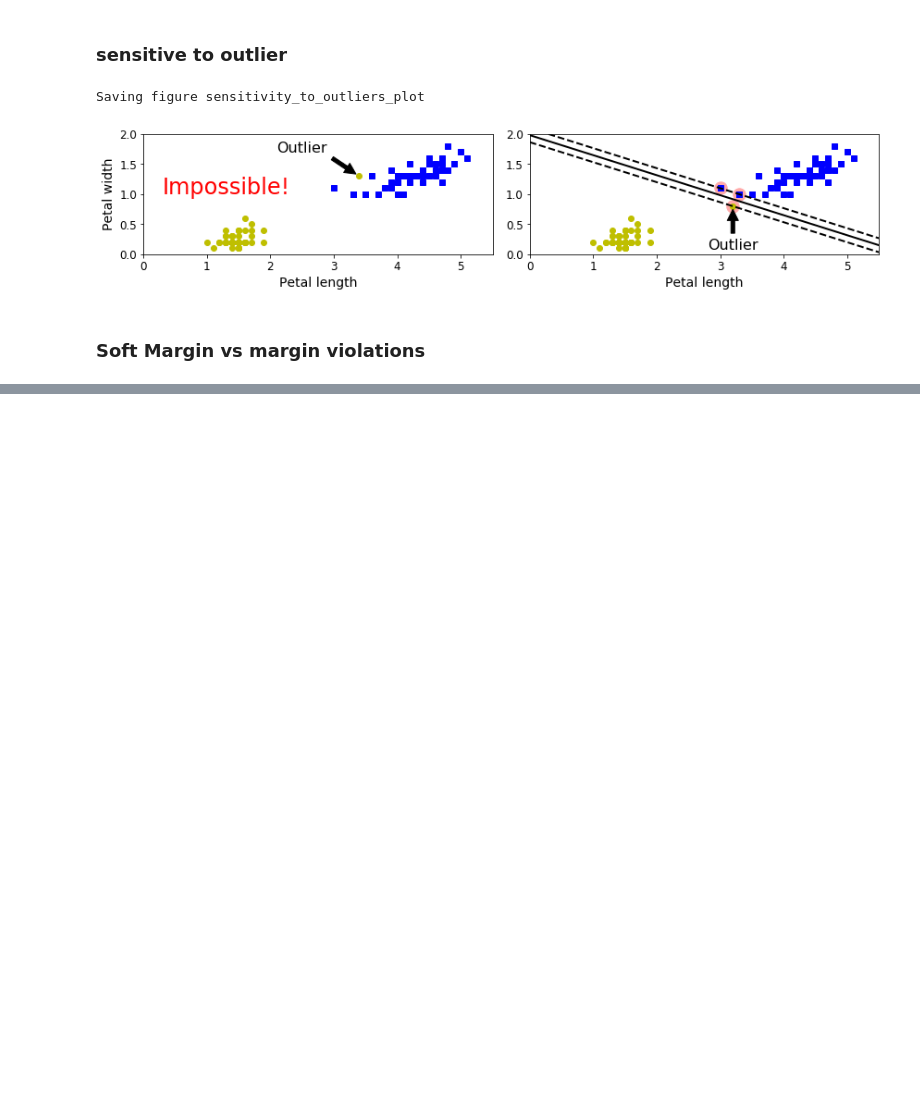
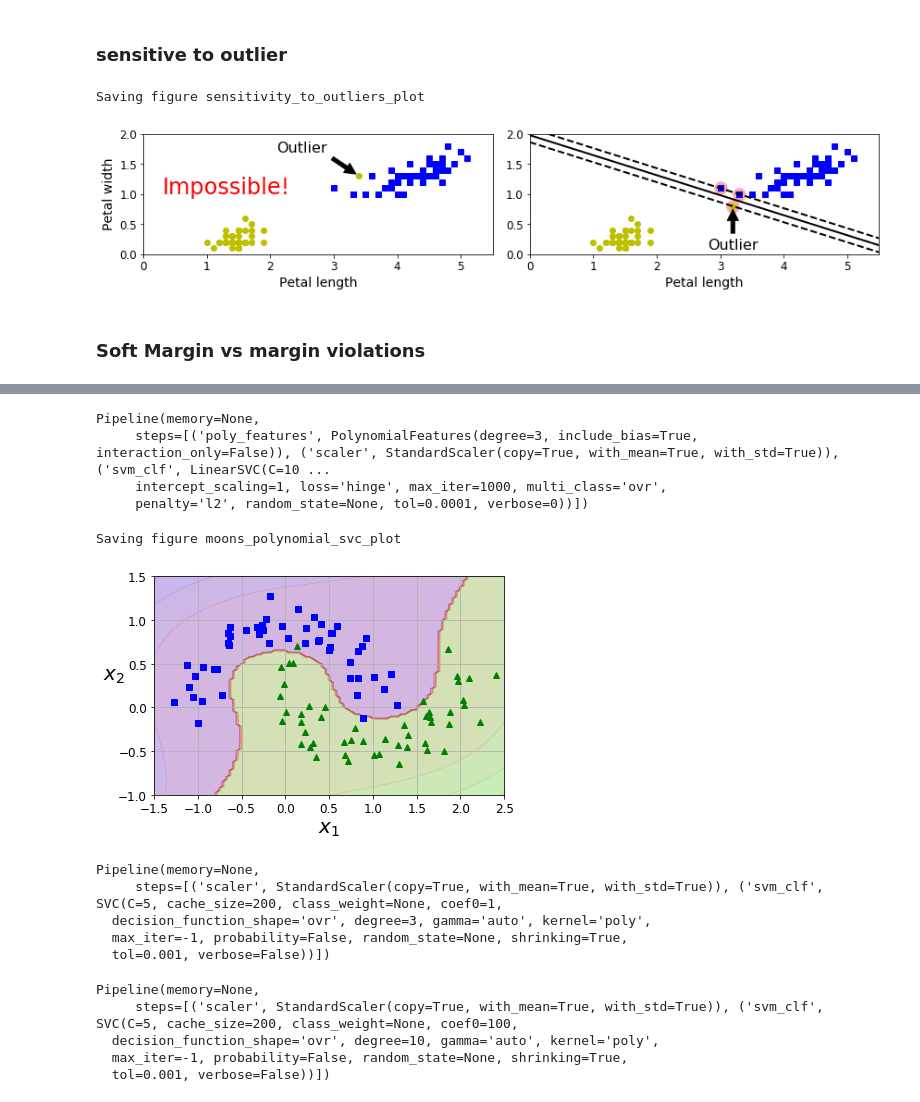
Before and after one commit to Oukaishen/dailyPython, a Jupyter notebook: HandsOnSKTF/SVM PlayGround.ipynb, the cells around one changed output, grey strips where cells are left out. Drawn from its saved outputs; the diff is of its cells as text; code cells hidden in the pictures; blank space fills up the shorter version.

```diff
--- a/HandsOnSKTF/SVM PlayGround.ipynb
+++ b/HandsOnSKTF/SVM PlayGround.ipynb
@@ -192,0 +377,63 @@ from sklearn.pipeline import Pipeline
+# %%
+from sklearn.datasets import make_moons
+from sklearn.pipeline import Pipeline
+from sklearn.preprocessing import PolynomialFeatures
+
+polynomial_svm_clf = Pipeline([
+    ("poly_features", PolynomialFeatures(degree = 3)),
+    ("scaler", StandardScaler()),
+    ("svm_clf", LinearSVC(C=10, loss="hinge"))
+])
+
+polynomial_svm_clf.fit(X,y)
+# %% [output]
+Pipeline(memory=None,
+     steps=[('poly_features', PolynomialFeatures(degree=3, include_bias=True, interaction_only=False)), ('scaler', StandardScaler(copy=True, with_mean=True, with_std=True)), ('svm_clf', LinearSVC(C=10 ...
+     intercept_scaling=1, loss='hinge', max_iter=1000, multi_class='ovr',
+     penalty='l2', random_state=None, tol=0.0001, verbose=0))])
+# %%
+def plot_predictions(clf, axes):
+    x0s = np.linspace(axes[0], axes[1], 100)
+    x1s = np.linspace(axes[2], axes[3], 100)
+    x0, x1 = np.meshgrid(x0s, x1s)
+    X = np.c_[x0.ravel(), x1.ravel()]
+    y_pred = clf.predict(X).reshape(x0.shape)
+    y_decision = clf.decision_function(X).reshape(x0.shape)
+    plt.contourf(x0, x1, y_pred, cmap=plt.cm.brg, alpha=0.2)
+    plt.contourf(x0, x1, y_decision, cmap=plt.cm.brg, alpha=0.1)
+
+plot_predictions(polynomial_svm_clf, [-1.5, 2.5, -1, 1.5])
+plot_dataset(X, y, [-1.5, 2.5, -1, 1.5])
+
+save_fig("moons_polynomial_svc_plot")
+plt.show()
+# %% [output]
+Saving figure moons_polynomial_svc_plot
+[figure, added]
+# %%
+from sklearn.svm import SVC
+poly_kernel_svm_clf = Pipeline(
+    [
+        ("scaler", StandardScaler()),
+        ("svm_clf",SVC(kernel="poly",degree = 3, coef0=1, C=5))
+    ]
+)
+poly_kernel_svm_clf.fit(X,y)
+# %% [output]
+Pipeline(memory=None,
+     steps=[('scaler', StandardScaler(copy=True, with_mean=True, with_std=True)), ('svm_clf', SVC(C=5, cache_size=200, class_weight=None, coef0=1,
+  decision_function_shape='ovr', degree=3, gamma='auto', kernel='poly',
+  max_iter=-1, probability=False, random_state=None, shrinking=True,
+  tol=0.001, verbose=False))])
+# %%
+poly100_kernel_svm_clf = Pipeline([
+        ("scaler", StandardScaler()),
+        ("svm_clf", SVC(kernel="poly", degree=10, coef0=100, C=5))
+    ])
+poly100_kernel_svm_clf.fit(X, y)
+# %% [output]
+Pipeline(memory=None,
+     steps=[('scaler', StandardScaler(copy=True, with_mean=True, with_std=True)), ('svm_clf', SVC(C=5, cache_size=200, class_weight=None, coef0=100,
+  decision_function_shape='ovr', degree=10, gamma='auto', kernel='poly',
+  max_iter=-1, probability=False, random_state=None, shrinking=True,
+  tol=0.001, verbose=False))])
```
Also changed, not shown: parts of 13 cells of this notebook, 5 other files.
